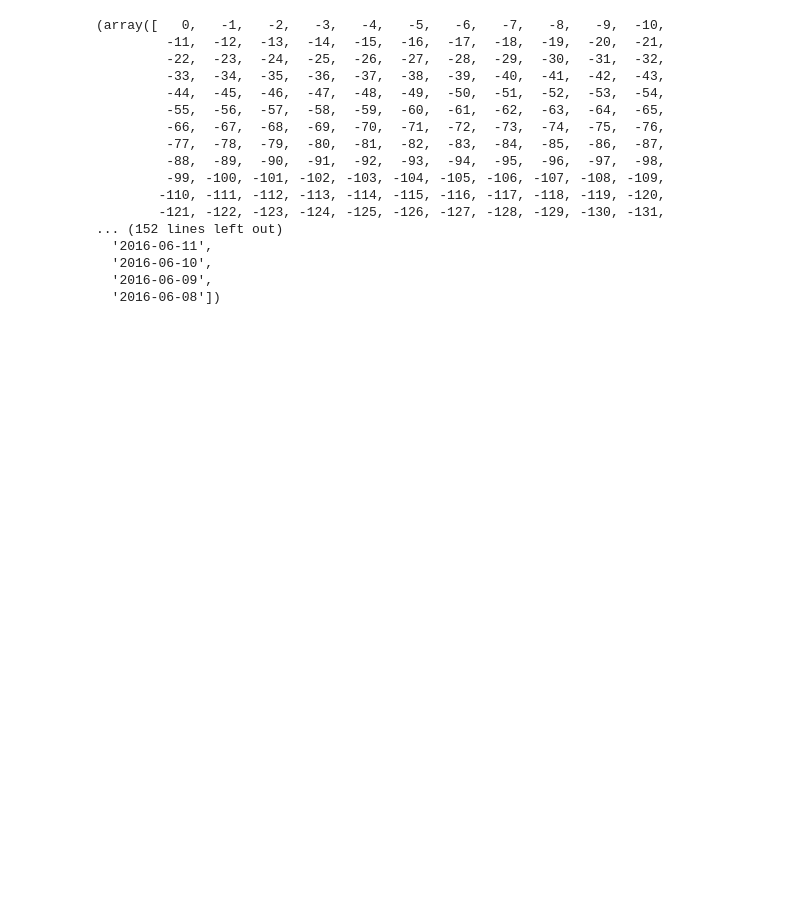
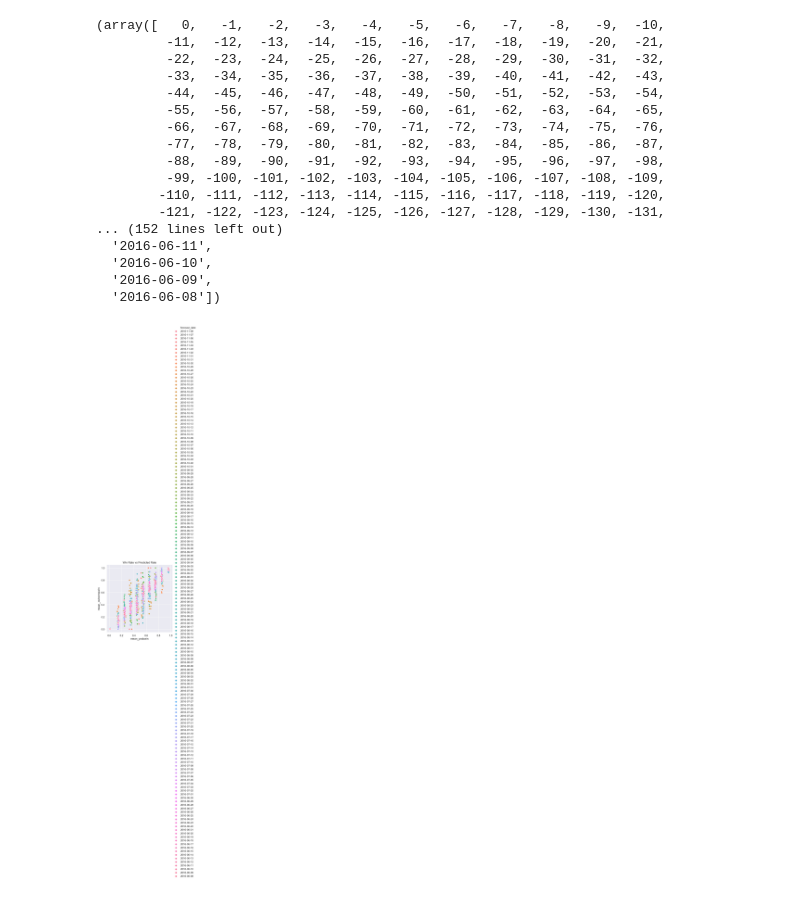
Before and after one commit to davidasiegel/Nate_Silver_Presidential_Elections, a Jupyter notebook: election_nate_silver.ipynb, the cells around one changed output. Cells and saved outputs as stored; diff of their text form; code cells hidden in the pictures; blank space fills up the shorter version.

```diff
--- a/election_nate_silver.ipynb
+++ b/election_nate_silver.ipynb
@@ -285,6 +169,12 @@ days_from_election_list,date_list
   '2016-06-10',
   '2016-06-09',
   '2016-06-08'])
+# %%
+sns.relplot(x='mean_probwin',y='mean_outcomewin',hue='forecast_date',data=summary_data,legend='full')
+plt.title('Win Rate vs Predicted Rate')
+plt.show()
+# %% [output]
+[figure, added]
 # %%
 slope,intercept,rvalue,pvalue,stderr = st.linregress(days_from_election_list,np.array(rvalue_list)**2)
 plt.plot(days_from_election_list,np.array(rvalue_list)**2,'.',label = 'R$^2$',color='r')
```
Also changed, not shown: parts of 8 cells of this notebook.
